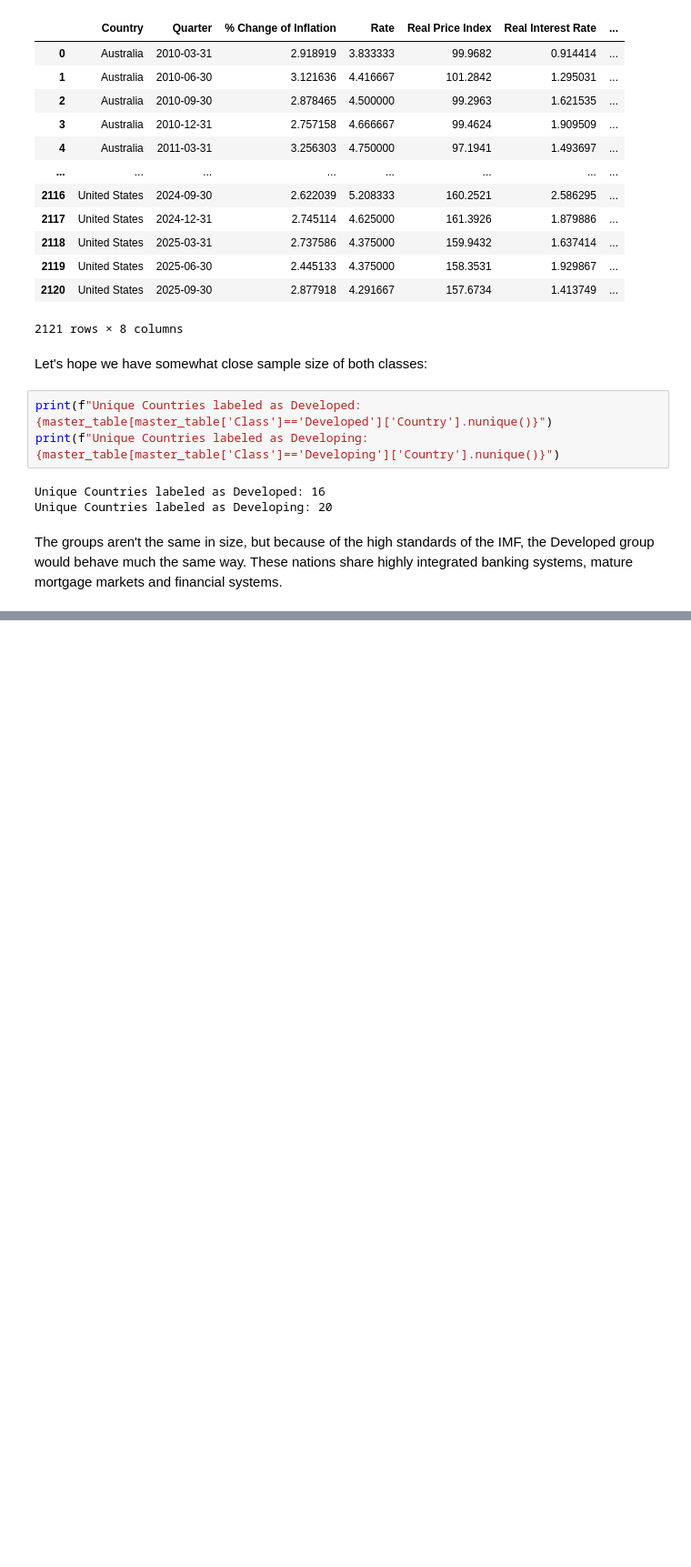
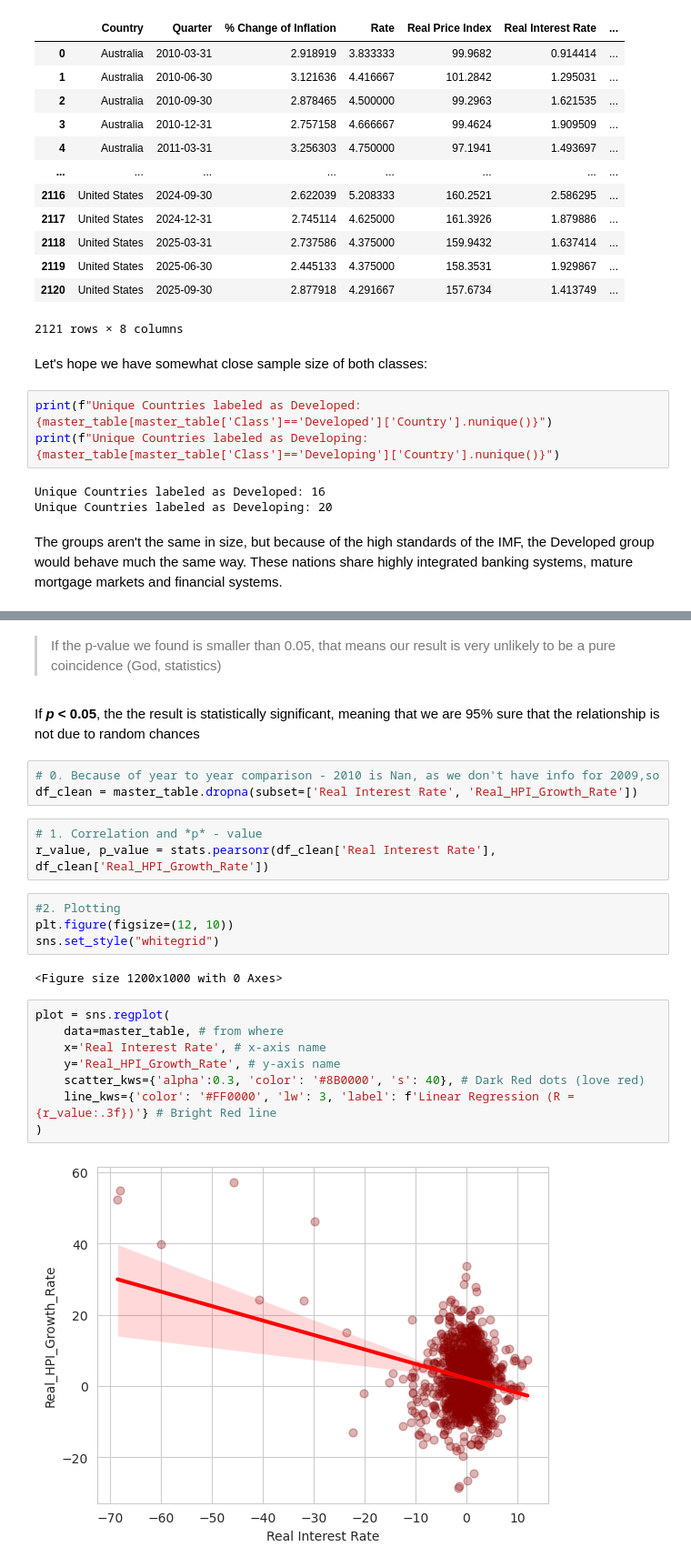
Before and after one commit to SiyanaVel19/Final_project_SU_2026, a Jupyter notebook: Project_housing_2.ipynb, the cells around one changed output, grey strips where cells are left out. Shown at 91% size. Saved outputs shown, nothing was run; the diff lists cells and outputs as text; blank space fills up the shorter version.

Commit message:
Visualization and H1 testing
had to open my statistics notebook, damn

```diff
--- a/Project_housing_2.ipynb
+++ b/Project_housing_2.ipynb
@@ -970,0 +1013,27 @@ The groups aren't the same in size, but because of the high standards of the IMF
+# %% [markdown]
+>If the p-value we found is smaller than 0.05, that means our result is very unlikely to be a pure coincidence
+(God, statistics)
+# %% [markdown]
+If ***p* < 0.05**, the the result is statistically significant, meaning that we are 95% sure that the relationship is not due to random chances
+# %%
+# 0. Because of year to year comparison - 2010 is Nan, as we don't have info for 2009,so
+df_clean = master_table.dropna(subset=['Real Interest Rate', 'Real_HPI_Growth_Rate'])
+# %%
+# 1. Correlation and *p* - value
+r_value, p_value = stats.pearsonr(df_clean['Real Interest Rate'], df_clean['Real_HPI_Growth_Rate'])
+# %%
+#2. Plotting
+plt.figure(figsize=(12, 10))
+sns.set_style("whitegrid")
+# %% [output]
+<Figure size 1200x1000 with 0 Axes>
+# %%
+plot = sns.regplot(
+    data=master_table, # from where
+    x='Real Interest Rate', # x-axis name
+    y='Real_HPI_Growth_Rate', # y-axis name
+    scatter_kws={'alpha':0.3, 'color': '#8B0000', 's': 40}, # Dark Red dots (love red)
+    line_kws={'color': '#FF0000', 'lw': 3, 'label': f'Linear Regression (R = {r_value:.3f})'} # Bright Red line
+)
+# %% [output]
+[figure, added]
```
Also changed, not shown: parts of 16 cells of this notebook.
